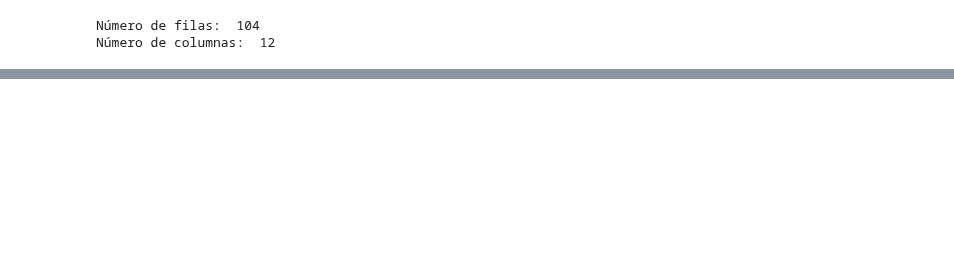
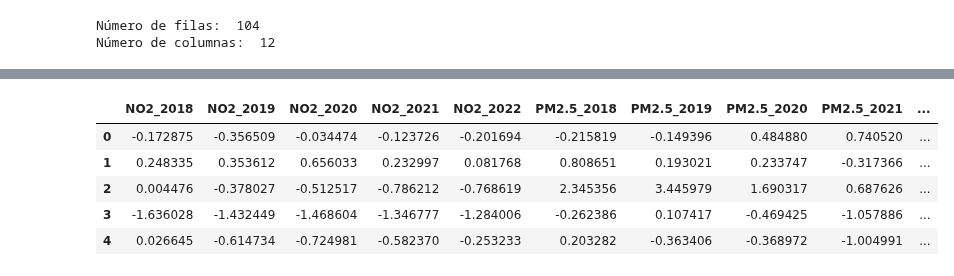
Before and after one commit to angulorojasmariaclaudia-coder/TRABAJO-FINAL-TECNICAS-DE-CIENCIAS-DE-DATOS, a Jupyter notebook: Configuración_de_Código.ipynb, the cells around one changed output, grey strips where cells are left out. Drawn from its saved outputs; the diff is of its cells as text; code cells hidden in the pictures; blank space fills up the shorter version.

```diff
--- a/Configuración_de_Código.ipynb
+++ b/Configuración_de_Código.ipynb
@@ -349,0 +358,15 @@ df_final
+# %%
+X = df_final.select_dtypes(include='float') # seleccionamos las variables continuas
+
+scaler = StandardScaler()
+X_scaled = scaler.fit_transform(X) # escalamos los datos
+
+df = pd.DataFrame(X_scaled, columns=X.columns)
+df.head()
+# %% [output]
+|  | NO2_2018 | NO2_2019 | NO2_2020 | NO2_2021 | NO2_2022 | PM2.5_2018 | PM2.5_2019 | PM2.5_2020 | PM2.5_2021 | ... |
+| 0 | -0.172875 | -0.356509 | -0.034474 | -0.123726 | -0.201694 | -0.215819 | -0.149396 | 0.484880 | 0.740520 | ... |
+| 1 | 0.248335 | 0.353612 | 0.656033 | 0.232997 | 0.081768 | 0.808651 | 0.193021 | 0.233747 | -0.317366 | ... |
+| 2 | 0.004476 | -0.378027 | -0.512517 | -0.786212 | -0.768619 | 2.345356 | 3.445979 | 1.690317 | 0.687626 | ... |
+| 3 | -1.636028 | -1.432449 | -1.468604 | -1.346777 | -1.284006 | -0.262386 | 0.107417 | -0.469425 | -1.057886 | ... |
+| 4 | 0.026645 | -0.614734 | -0.724981 | -0.582370 | -0.253233 | 0.203282 | -0.363406 | -0.368972 | -1.004991 | ... |
```
Also changed, not shown: parts of 5 cells of this notebook.
